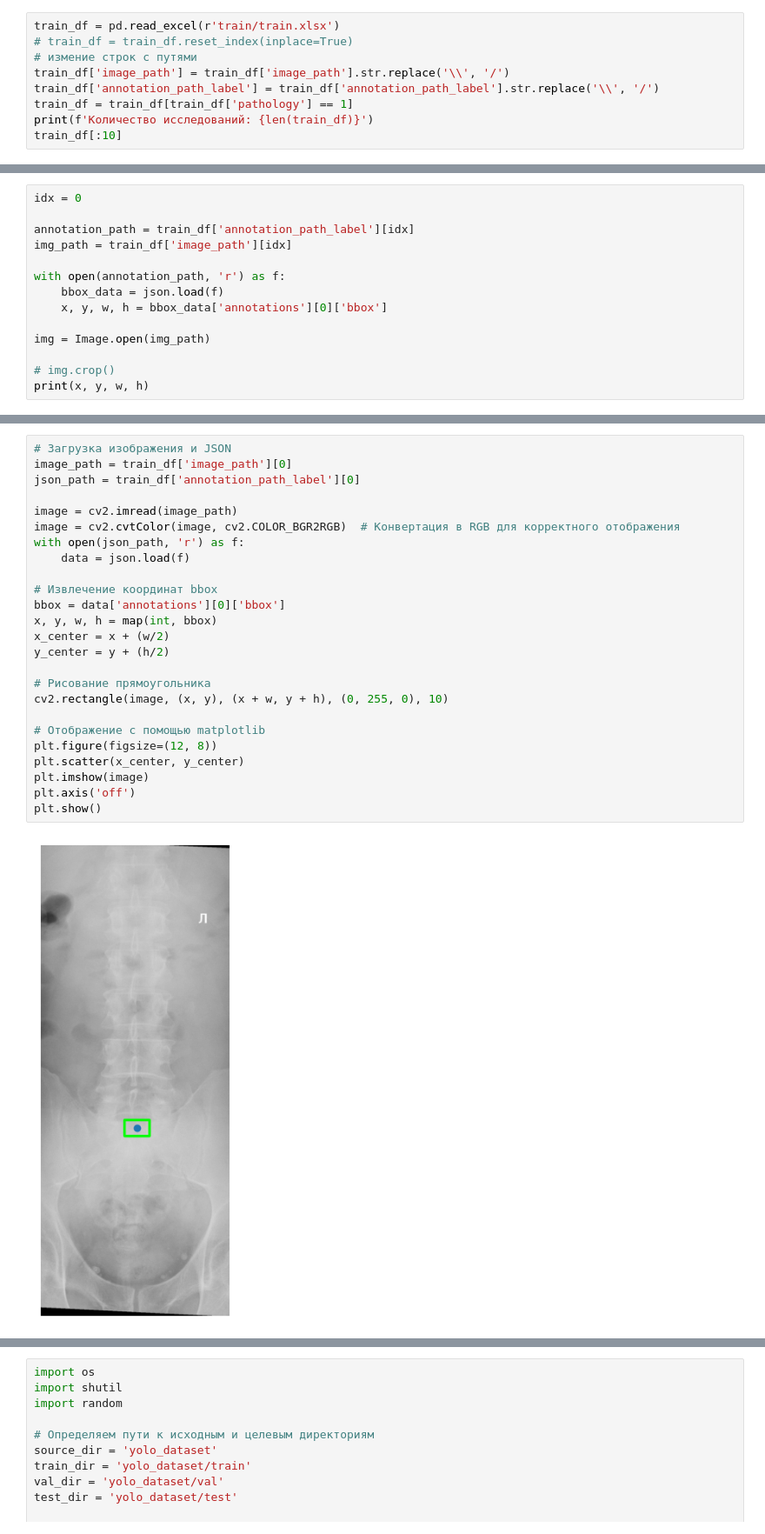
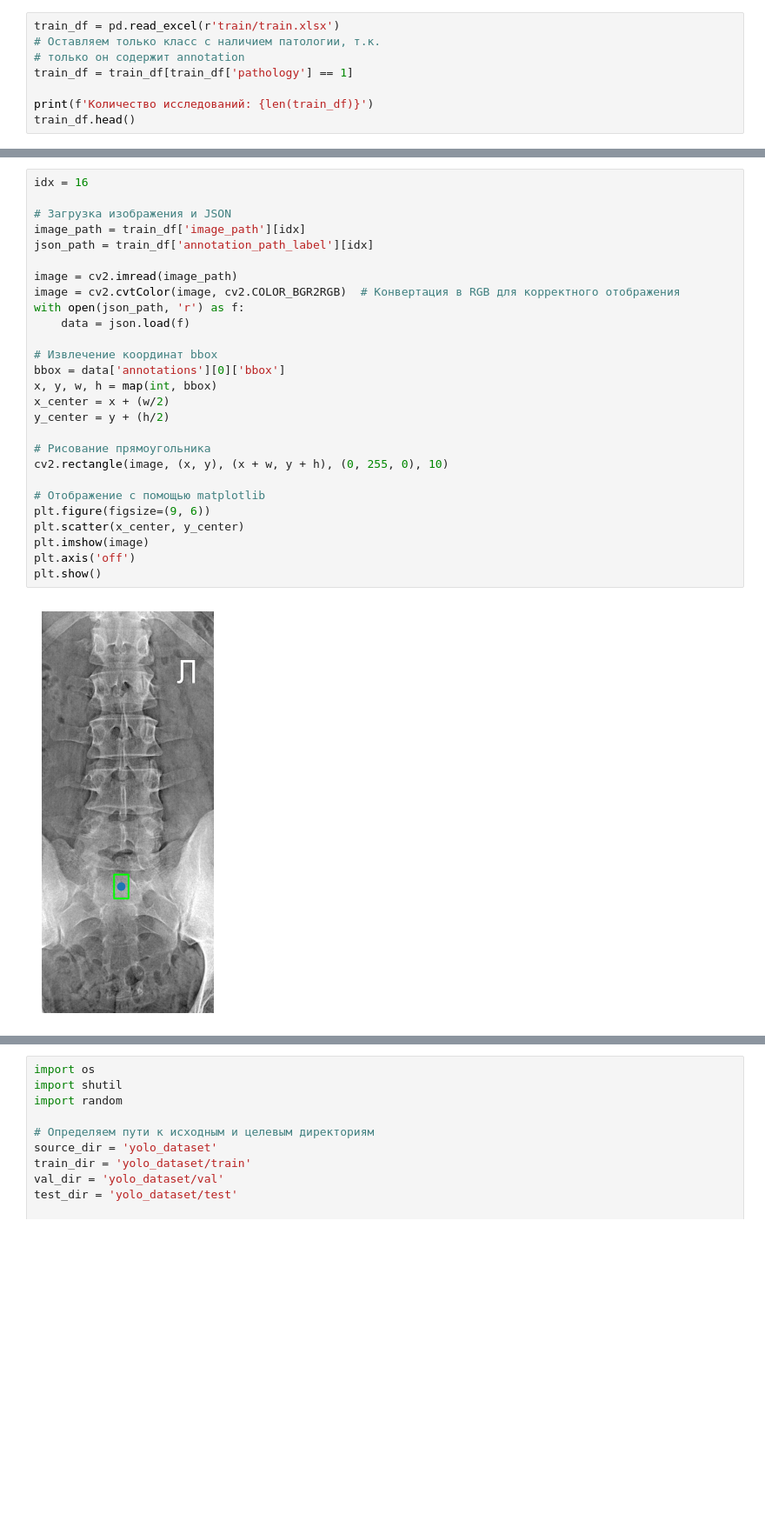
Before and after one commit to almanelis/spina_bifida, a Jupyter notebook: train_detection_model.ipynb, the cells around one changed output, grey strips where cells are left out. Shown at 87% size. Cells and saved outputs as stored; diff of their text form; blank space fills up the shorter version.

```diff
--- a/train_detection_model.ipynb
+++ b/train_detection_model.ipynb
@@ -10,11 +15,10 @@ import cv2
 # %%
 train_df = pd.read_excel(r'train/train.xlsx')
-# train_df = train_df.reset_index(inplace=True)
-# измение строк с путями
-train_df['image_path'] = train_df['image_path'].str.replace('\\', '/')
-train_df['annotation_path_label'] = train_df['annotation_path_label'].str.replace('\\', '/')
+# Оставляем только класс с наличием патологии, т.к.
+# только он содержит annotation
 train_df = train_df[train_df['pathology'] == 1]
+
 print(f'Количество исследований: {len(train_df)}')
-train_df[:10]
+train_df.head()
 # %% [output]
 Количество исследований: 262
@@ -32,14 +30,0 @@ train_df[:10]
-# %%
-idx = 0
-
-annotation_path = train_df['annotation_path_label'][idx]
-img_path = train_df['image_path'][idx]
-
-with open(annotation_path, 'r') as f:
-    bbox_data = json.load(f)
-    x, y, w, h = bbox_data['annotations'][0]['bbox']
-
-img = Image.open(img_path)
-
-# img.crop()
-print(x, y, w, h)
@@ -48,27 +33,29 @@ print(x, y, w, h)
 # %%
+idx = 16
+
 # Загрузка изображения и JSON
-image_path = train_df['image_path'][0]
-json_path = train_df['annotation_path_label'][0]
+image_path = train_df['image_path'][idx]
+json_path = train_df['annotation_path_label'][idx]
 
 image = cv2.imread(image_path)
 image = cv2.cvtColor(image, cv2.COLOR_BGR2RGB)  # Конвертация в RGB для корректного отображения
 with open(json_path, 'r') as f:
     data = json.load(f)
 
 # Извлечение координат bbox
 bbox = data['annotations'][0]['bbox']
 x, y, w, h = map(int, bbox)
 x_center = x + (w/2)
 y_center = y + (h/2)
 
 # Рисование прямоугольника
 cv2.rectangle(image, (x, y), (x + w, y + h), (0, 255, 0), 10)
 
 # Отображение с помощью matplotlib
-plt.figure(figsize=(12, 8))
+plt.figure(figsize=(9, 6))
 plt.scatter(x_center, y_center)
 plt.imshow(image)
 plt.axis('off')
 plt.show()
 # %% [output]
-[figure, old version]
+[figure, new version]
```
Also changed, not shown: parts of 20 cells of this notebook, 4 other files.
